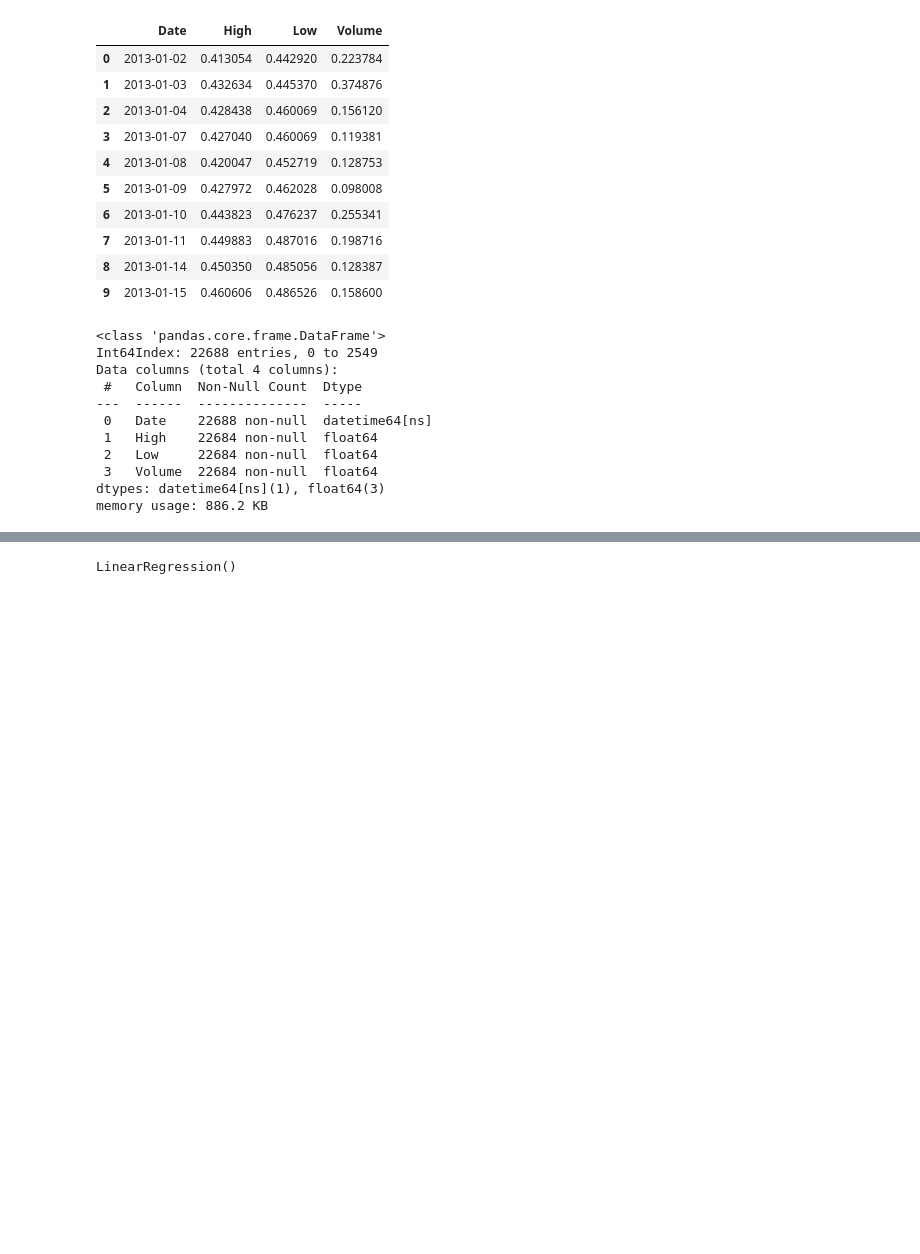
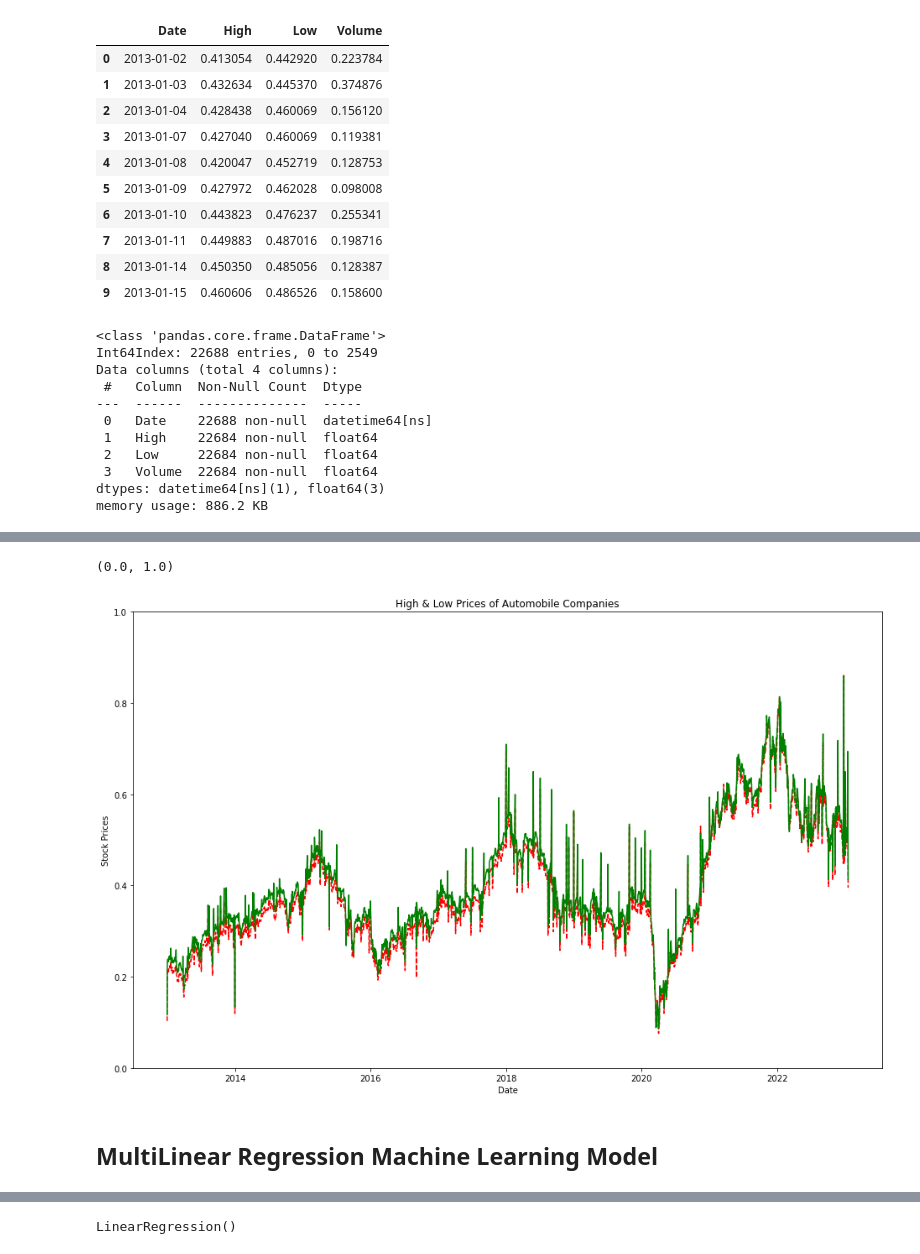
Before and after one commit to anjaliskilton/Finance_Group_Project, a Jupyter notebook: AutoMobile_Analysis_Function.ipynb, the cells around one changed output, grey strips where cells are left out. Cells and saved outputs as stored; diff of their text form; code cells hidden in the pictures; blank space fills up the shorter version.

Commit message:
Adding Machine Learning Model

```diff
--- a/AutoMobile_Analysis_Function.ipynb
+++ b/AutoMobile_Analysis_Function.ipynb
@@ -192,0 +167,3 @@ X = df_Auto[['High','Low']]
+# %%
+Sorted_df = df_Auto.sort_values(by=['Date'])
+Sorted_df
@@ -193,3 +185,18 @@ X = df_Auto[['High','Low']]
+# %%
+fig, ax = plt.subplots(figsize=(16, 10))
+ax.plot(Sorted_df.High, color='red', linestyle= '--')
+ax.plot(Sorted_df.Low, color='green')
+ax.set(title = "High & Low Prices of Automobile Companies",
+       xlabel = "Date",
+       ylabel = "Stock Prices")
+
+
+plt.ylim(0, 1)
+# %% [output]
+(0.0, 1.0)
+[figure, added]
+# %% [markdown]
+## MultiLinear Regression Machine Learning Model
 # %%
 from sklearn.linear_model import LinearRegression
 from sklearn.metrics import confusion_matrix, accuracy_score, classification_report
```
Also changed, not shown: parts of 40 cells of this notebook, 1 other file.
